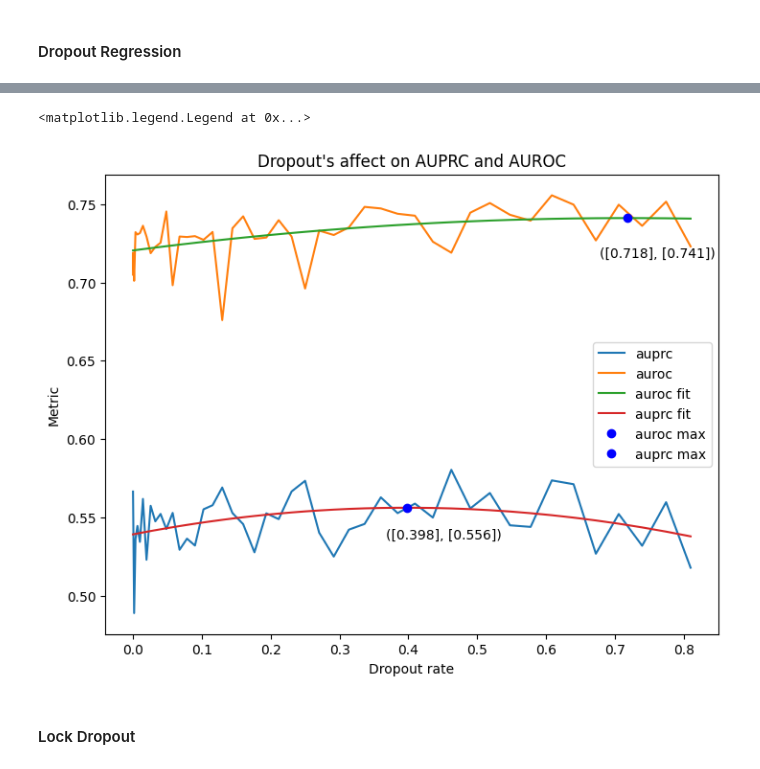
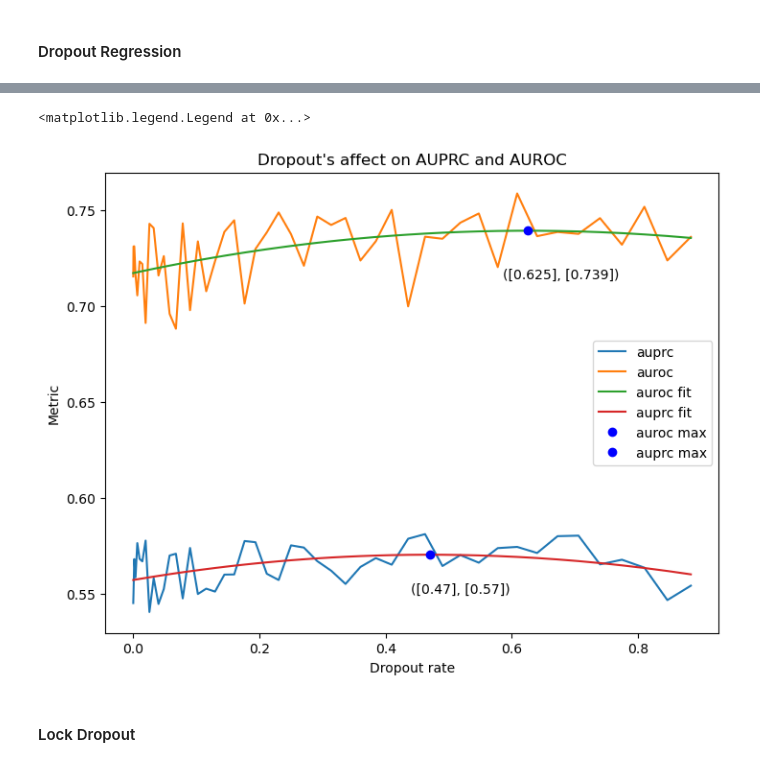
Before and after one commit to SamuelDoud/SAnD, a Jupyter notebook: mortality_training_notebook.ipynb, the cells around one changed output, grey strips where cells are left out. Drawn from its saved outputs; the diff is of its cells as text; code cells hidden in the pictures.

```diff
--- a/mortality_training_notebook.ipynb
+++ b/mortality_training_notebook.ipynb
@@ -88,7 +87,7 @@ discretizer_header = discretizer.transform(train_reader.read_example(0)["X"])[1]
 cont_channels = [i for (i, x) in enumerate(discretizer_header) if x.find("->") == -1]
 # %%
 normalizer = Normalizer(fields=cont_channels)  # choose here which columns to standardize
-normalizer_state = 'train/ihm_ts1.0.input_str-previous.start_time-zero.normalizer'
+normalizer_state = 'train/modelsihm_ts1.0.input_str-previous.start_time-zero.normalizer'
 normalizer.load_params(normalizer_state)
 # %% [markdown]
 ### Load the data into Tensors
@@ -277,7 +345,7 @@ weight_decay = 4e-5
 scores = {}
 experiment = get_experiment()
 
-for dropout in np.power(np.arange(0, .96, .02), 2):
+for dropout in np.arange(0, .841, .015):
     clf = NeuralNetworkClassifier(
         SAnD(feature_count, seq_len, n_heads, factor, num_class, num_layers, dropout_rate=dropout),
         nn.CrossEntropyLoss(weight=torch.tensor(get_weights(train_raw[1], level=max_level), dtype=torch.float32).to(device=device)),
@@ -387,34 +446,36 @@ Dropout 0.0016: AUROC/3 + 2/3 * AUPRC 0.5595338694741329; AUPRC 0.48876618484964
 fig = plt.figure()
 ax = fig.add_axes([0, 0, 1, 1])
 
 
+mixed, auprc, auroc = zip(*scores.values())
+dropout = list(scores.keys())
 coeffecients = np.polyfit(dropout, auroc, 2)
 auroc_fit_fn = np.poly1d(coeffecients)
 coeffecients = np.polyfit(dropout, auprc, 2)
 auprc_fit_fn = np.poly1d(coeffecients)
 
 auroc_deriv = auroc_fit_fn.deriv().r
 auroc_max = auroc_deriv[auroc_deriv.imag==0].real
 auprc_deriv = auprc_fit_fn.deriv().r
 auprc_max = auprc_deriv[auprc_deriv.imag==0].real
 
 
 ax.plot(dropout, auprc, label="auprc")
 ax.plot(dropout, auroc, label="auroc")
 ax.plot(dropout, auroc_fit_fn(dropout), label="auroc fit")
 ax.plot(dropout, auprc_fit_fn(dropout), label="auprc fit")
 ax.plot(auroc_max, auroc_fit_fn(auroc_max),'bo', label="auroc max")
 ax.annotate(f"({auroc_max.round(3)}, {auroc_fit_fn(auroc_max).round(3)})",xy=(auroc_max-.04, auroc_fit_fn(auroc_max)-.025))
 ax.plot(auprc_max, auprc_fit_fn(auprc_max),'bo', label="auprc max")
 ax.annotate(f"({auprc_max.round(3)}, {auprc_fit_fn(auprc_max).round(3)})",xy=(auprc_max-.03, auprc_fit_fn(auprc_max)-.02))
 
 ax.set_title("Dropout's affect on AUPRC and AUROC")
 ax.set_xlabel("Dropout rate")
 ax.set_ylabel("Metric")
 plt.legend()
 # %% [output]
 <matplotlib.legend.Legend at 0x...>
-[figure, old version]
+[figure, new version]
 # %% [markdown]
 #### Lock Dropout
 # %%
```
Also changed, not shown: parts of 14 cells of this notebook, 11 other files.
